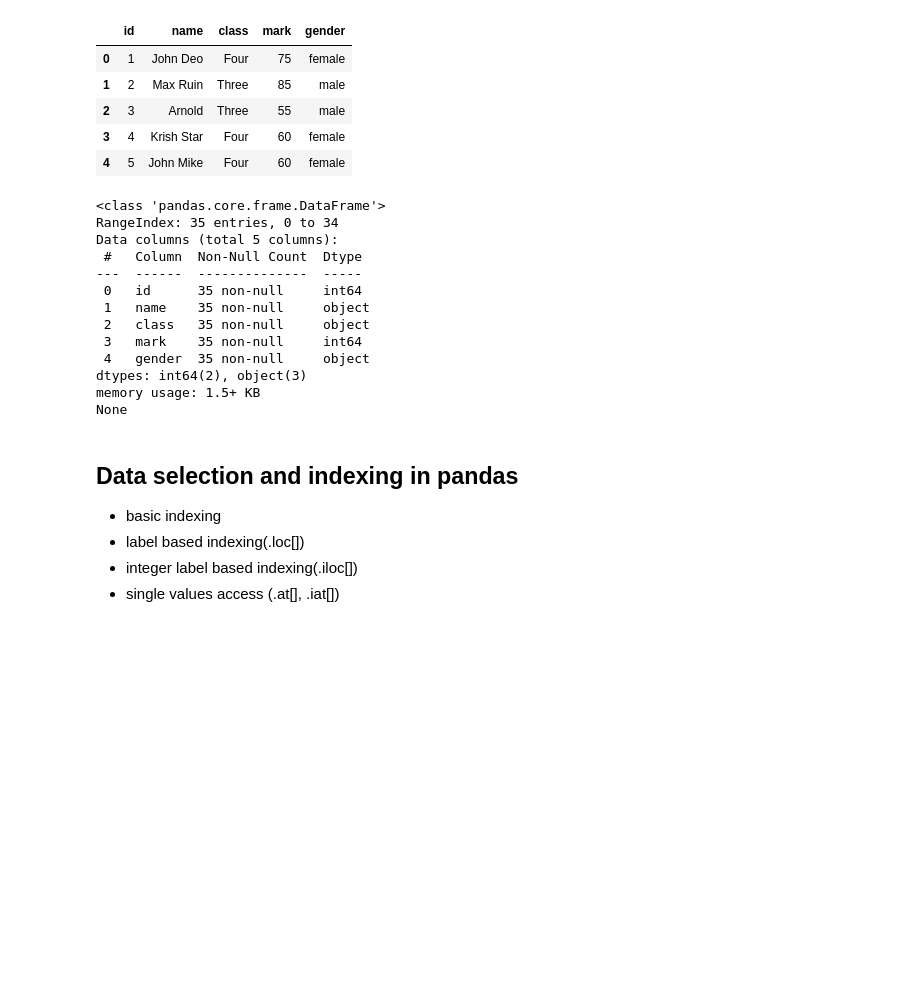
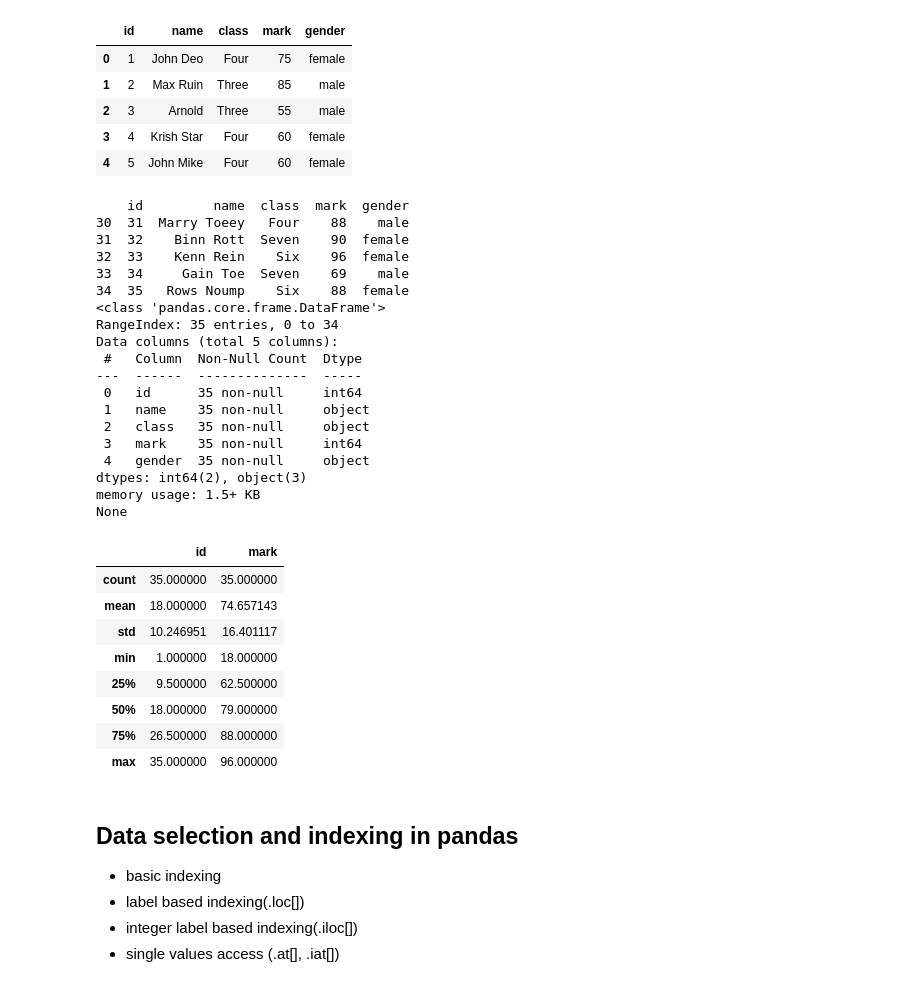
Before and after one commit to SereneSkyy/Python-Programming, a Jupyter notebook: W3_Python.ipynb, the cells around one changed output. Saved outputs shown, nothing was run; the diff lists cells and outputs as text; code cells hidden in the pictures; blank space fills up the shorter version.

```diff
--- a/W3_Python.ipynb
+++ b/W3_Python.ipynb
@@ -84,26 +86,41 @@ user_data.to_json('data/user_data.json')
 # %%
 import pandas as pd
 
 students = pd.read_csv('data/student.csv')
-# students.shape
-# students.head()
-# print(students.tail())
+students.shape
+students.head()
+print(students.tail())
 print(students.info())
-# students.describe()
+students.describe()
 # %% [output]
+    id         name  class  mark  gender
+30  31  Marry Toeey   Four    88    male
+31  32    Binn Rott  Seven    90  female
+32  33    Kenn Rein    Six    96  female
+33  34     Gain Toe  Seven    69    male
+34  35   Rows Noump    Six    88  female
 <class 'pandas.core.frame.DataFrame'>
 RangeIndex: 35 entries, 0 to 34
 Data columns (total 5 columns):
  #   Column  Non-Null Count  Dtype
 ---  ------  --------------  -----
  0   id      35 non-null     int64
  1   name    35 non-null     object
  2   class   35 non-null     object
  3   mark    35 non-null     int64
  4   gender  35 non-null     object
 dtypes: int64(2), object(3)
 memory usage: 1.5+ KB
 None
+|  | id | mark |
+| count | 35.000000 | 35.000000 |
+| mean | 18.000000 | 74.657143 |
+| std | 10.246951 | 16.401117 |
+| min | 1.000000 | 18.000000 |
+| 25% | 9.500000 | 62.500000 |
+| 50% | 18.000000 | 79.000000 |
+| 75% | 26.500000 | 88.000000 |
+| max | 35.000000 | 96.000000 |
 # %% [markdown]
 ## Data selection and indexing in pandas
 
```
Also changed, not shown: parts of 21 cells of this notebook, 10 other files.
